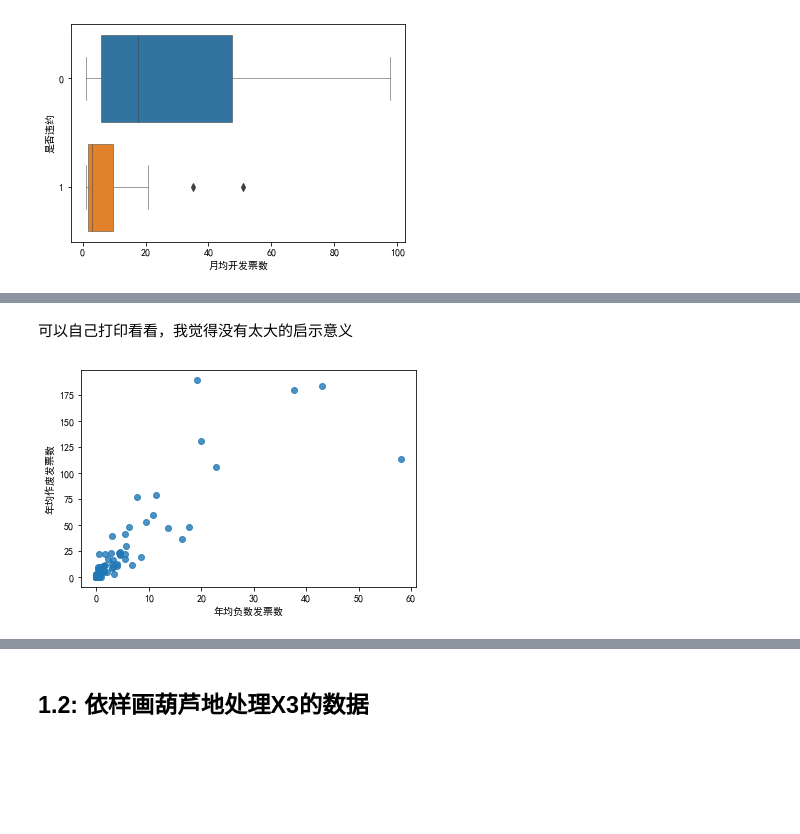
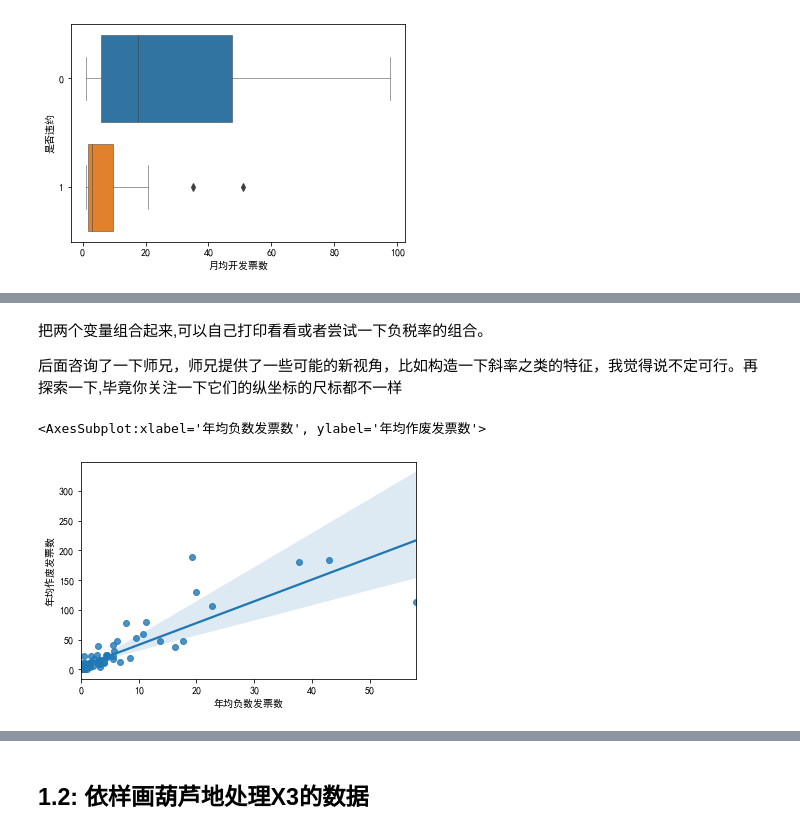
Before and after one commit to oujinsaiaishijian/Feature_engineering_with_2020C, a Jupyter notebook: Find_new_features.ipynb, the cells around one changed output, grey strips where cells are left out. Drawn from its saved outputs; the diff is of its cells as text; code cells hidden in the pictures; blank space fills up the shorter version.

```diff
--- a/Find_new_features.ipynb
+++ b/Find_new_features.ipynb
@@ -196,8 +199,9 @@ sns.stripplot(x=labels, y="年均负数发票数",data=X_2_cleaned, jitter=True)
-# %% [markdown]
-可以自己打印看看，我觉得没有太大的启示意义
+# %% [markdown]
+把两个变量组合起来,可以自己打印看看或者尝试一下负税率的组合。
+
+后面咨询了一下师兄，师兄提供了一些可能的新视角，比如构造一下斜率之类的特征，我觉得说不定可行。再探索一下,毕竟你关注一下它们的纵坐标的尺标都不一样
 # %%
-# sns.regplot('年均负数发票数', '年均作废发票数',data=X_2_bad[['年均负数发票数','年均作废发票数']], fit_reg=False)
-sns.regplot('年均负数发票数', '年均作废发票数',data=X_2_good[['年均负数发票数','年均作废发票数']], fit_reg=False)
-plt.show()
+sns.regplot('年均负数发票数', '年均作废发票数',data=X_2_good[['年均负数发票数','年均作废发票数']], fit_reg=True)
 # %% [output]
+<AxesSubplot:xlabel='年均负数发票数', ylabel='年均作废发票数'>
-[figure, old version]
+[figure, new version]
```
Also changed, not shown: parts of 25 cells of this notebook.
